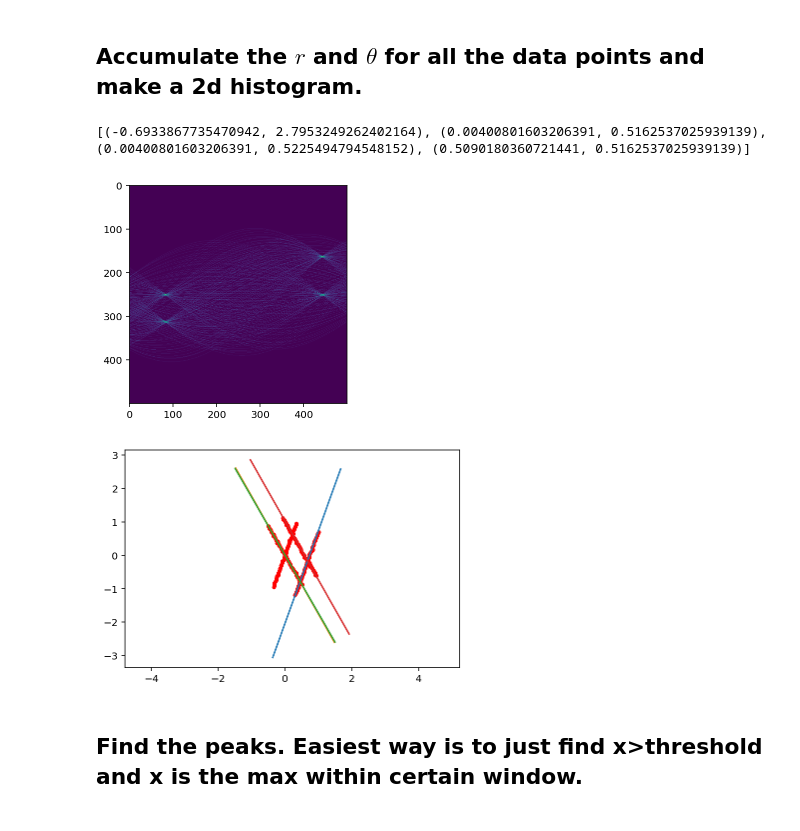
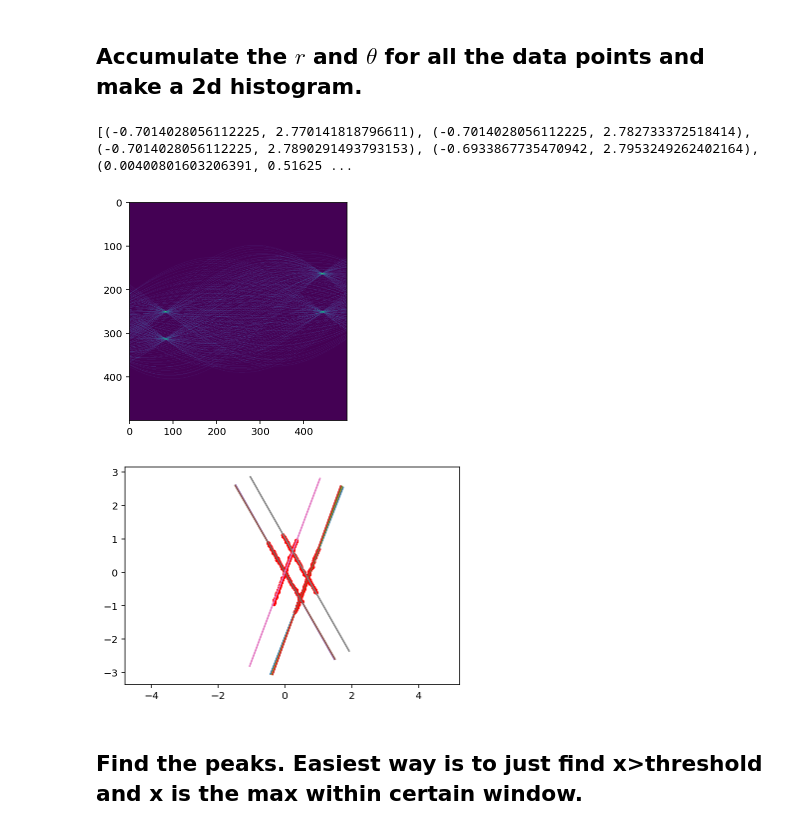
Before and after one commit to MUIC-Numerical-Methods-2018/extra-2-hough-transform, a Jupyter notebook: HoughTransform.ipynb, the cells around one changed output. Saved outputs shown, nothing was run; the diff lists cells and outputs as text; code cells hidden in the pictures.

```diff
--- a/HoughTransform.ipynb
+++ b/HoughTransform.ipynb
@@ -96,33 +96,33 @@ for i_theta, (theta_left, theta_right) in enumerate(zip(thetas[:-1], thetas[1:])
 # %%
 plt.imshow(votes)
 
-threshold = 16
+threshold = 15
 
 good_r_thetas = []
 
 def plot_line(r, theta, t_min=-2, tmax=2):
     xs = r*np.cos(theta) - np.sin(theta)*ts
     ys = r*np.sin(theta) + np.cos(theta)*ts
 
     plt.plot(xs, ys)
     plt.axis('equal')
 
 for i_r, r in enumerate(rs):
     for i_theta, theta in enumerate(thetas):
         if votes[i_r, i_theta] > threshold:
             good_r_thetas.append((r, theta))
 
 plt.figure()
 print(good_r_thetas)
 
 
 plt.plot(data[:, 0], data[:, 1], '.r')
 for r,theta in good_r_thetas:
     plot_line(r, theta)
 # %% [output]
-[(-0.6933867735470942, 2.7953249262402164), (0.00400801603206391, 0.5162537025939139), (0.00400801603206391, 0.5225494794548152), (0.5090180360721441, 0.5162537025939139)]
+[(-0.7014028056112225, 2.770141818796611), (-0.7014028056112225, 2.782733372518414), (-0.7014028056112225, 2.7890291493793153), (-0.6933867735470942, 2.7953249262402164), (0.00400801603206391, 0.51625 ...
 [figure]
-[figure, old version]
+[figure, new version]
 # %% [markdown]
 ## Find the peaks. Easiest way is to just find x>threshold and x is the max within certain window.
 # %%
```
Also changed, not shown: parts of 3 cells of this notebook.
